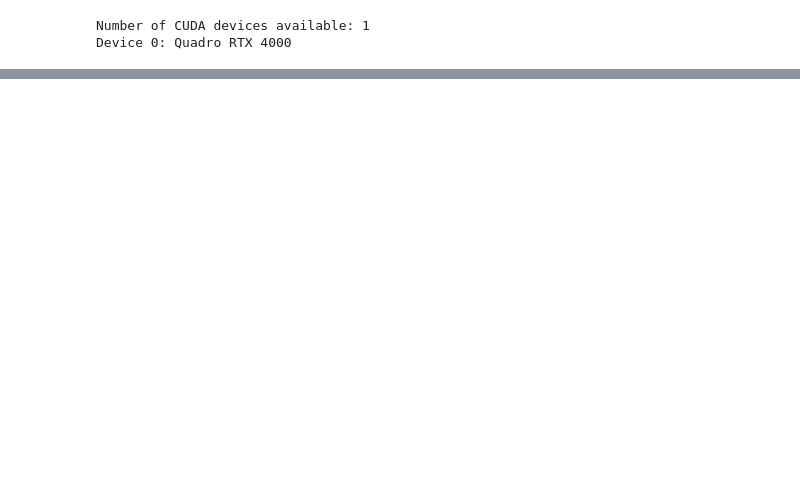
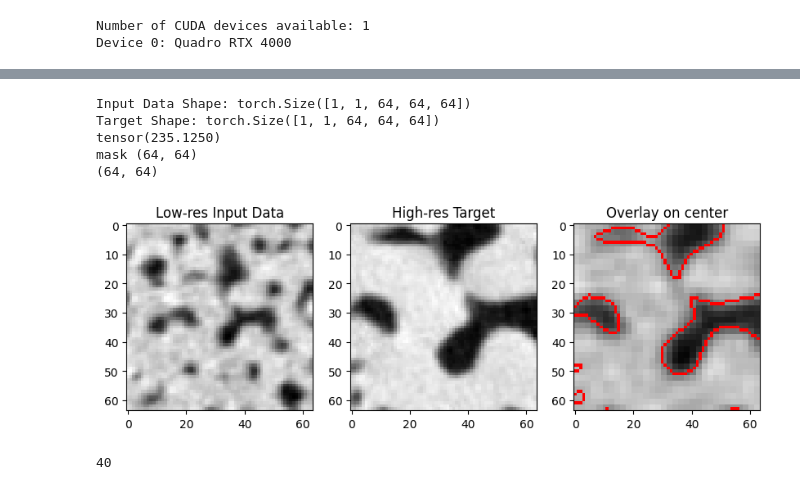
Before and after one commit to Faramarz-bagherzadeh/3D_SuperResolution, a Jupyter notebook: DeepLearning/check_data_loader.ipynb, the cells around one changed output, grey strips where cells are left out. Saved outputs shown, nothing was run; the diff lists cells and outputs as text; code cells hidden in the pictures; blank space fills up the shorter version.

```diff
--- a/DeepLearning/check_data_loader.ipynb
+++ b/DeepLearning/check_data_loader.ipynb
@@ -108,0 +127,71 @@ mask (128, 128)
+# %%
+
+# If need to generate pathes for the firs time then put true for the need_patches
+test_dataset = dataloader.microCT_Dataset(test_files,train_or_test = 'test',
+                                         HR_patch_size=patch_size,
+                                         transform = None,
+                                          need_patches=False)
+# %%
+test_data_loader = DataLoader(test_dataset,
+                              batch_size=batch_size,
+                              shuffle=True)
+# %%
+# Create an iterator for the DataLoader
+data_iter = iter(test_data_loader)
+# %%
+# Get one batch (one sample) from the iterator
+sample_batch = next(data_iter)
+
+# Extract input and target from the sample batch
+input_data, target = sample_batch
+
+# Now, you have one sample of input data and its corresponding target
+print("Input Data Shape:", input_data.shape)
+print("Target Shape:", target.shape)
+
+input_image = input_data[0,0,16,:,:]
+target_image = target[0,0,0,:,:]
+
+print (input_image.max())
+# Plotting side by side
+fig, axes = plt.subplots(1, 3, figsize=(10, 5))
+# Plot input image
+
+axes[0].imshow(input_image, cmap='gray')
+axes[0].set_title('Low-res Input Data')
+#axes[0].axis('off')
+
+# Plot target image
+axes[1].imshow(target_image, cmap='gray')  # Assuming target is grayscale
+axes[1].set_title('High-res Target')
+#axes[1].axis('off')
+
+zoom = int(patch_size/4)
+input_image = input_image[zoom:-zoom,zoom:-zoom]
+input_image = ndimage.zoom(input_image,2, order = 0, prefilter=False, grid_mode=False)
+
+#target_image_paded = np.pad(target_image,((zoom,zoom),(zoom,zoom)))
+mask = np.zeros_like(target_image, dtype='uint8')
+
+thresh = 70
+mask[target_image>=thresh] = 1
+mask[target_image<thresh] = 0
+print ('mask' ,mask.shape)
+input_image = input_image.astype('uint8')
+print (input_image.shape)
+overlay = mark_boundaries(input_image, mask, color=(1, 0, 0))
+axes[2].imshow(overlay)  # Assuming target is grayscale
+axes[2].set_title('Overlay on center')
+
+plt.show()
+# %% [output]
+Input Data Shape: torch.Size([1, 1, 64, 64, 64])
+Target Shape: torch.Size([1, 1, 64, 64, 64])
+tensor(235.1250)
+mask (64, 64)
+(64, 64)
+[figure, added]
+# %%
+round(len(test_dataset)*100/len(train_dataset))
+# %% [output]
+40
```
Also changed, not shown: parts of 4 cells of this notebook, 1 other file.
